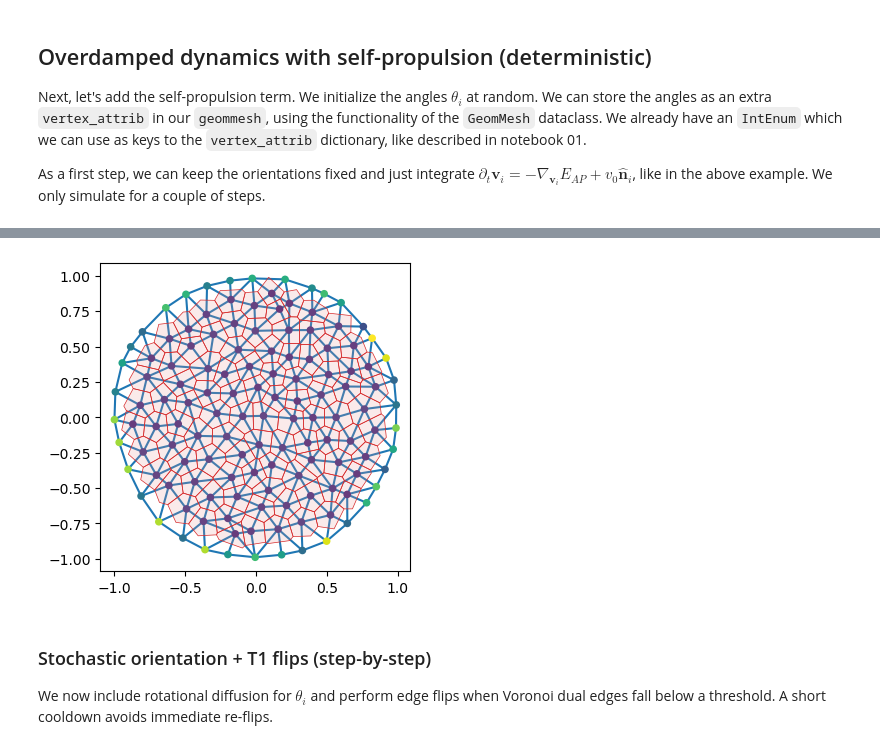
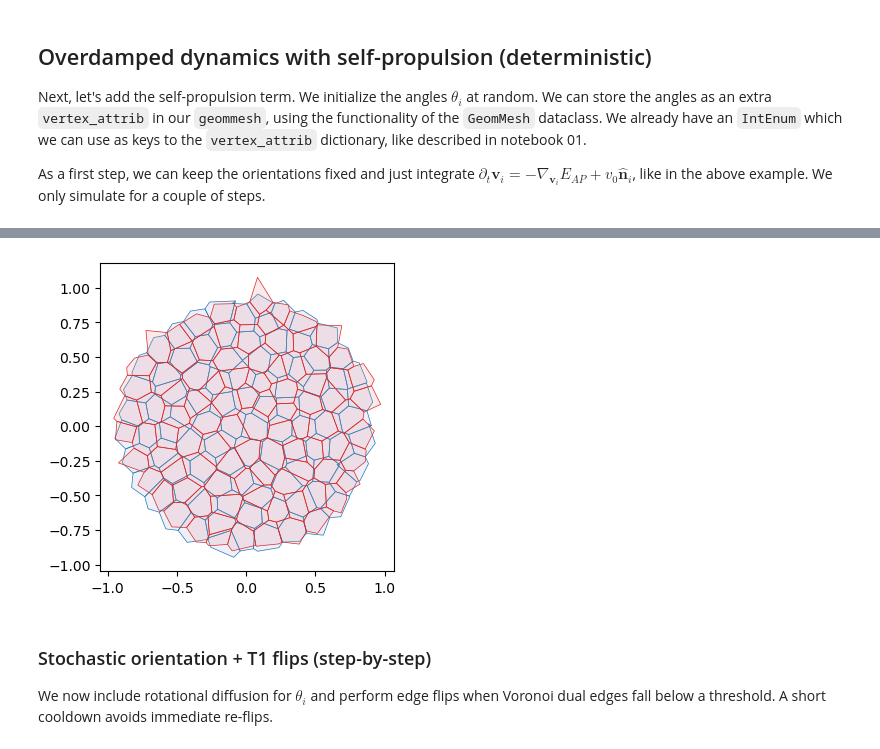
Before and after one commit to nikolas-claussen/triangulax, a Jupyter notebook: nbs/03_area_perimeter_model.ipynb, the cells around one changed output, grey strips where cells are left out. Drawn from its saved outputs; the diff is of its cells as text; code cells hidden in the pictures.

```diff
--- a/nbs/03_area_perimeter_model.ipynb
+++ b/nbs/03_area_perimeter_model.ipynb
@@ -153,7 +153,7 @@ def relax_energy_step(geommesh: GeomMesh, hemesh: HeMesh,
 
 # energy parameters
 a0 = a_mean
-s0 = 3.5
+s0 = 3
 p0 = s0*jnp.sqrt(a0)
 
 # relaxation parameters
@@ -200,7 +200,7 @@ jnp.abs(areas_relaxed - a0)[hemesh.is_bdry].mean(), jnp.abs(perim_relaxed - p0)[
 Next, let's allow T1s. To ensure we don't flip the same edge multiple times, let's use a cooldown period.
 # %%
 cooldown_steps = 5
-l_min_T1 = -0.01
+l_min_T1 = 0.0
 
 n_steps = 10000
 cooldown_counter = jnp.zeros(hemesh.n_hes)
@@ -248,3 +244,8 @@ losses, flip_count = return_arr.T
+# %%
+init = (geommesh, hemesh, cooldown_counter)
+(geommesh_relaxed, hemesh_relaxed, _), return_arr = jax.lax.scan(scan_fun, init, sim_steps)
+
+losses, flip_count = return_arr.T
 # %%
 fig = plt.figure(figsize=(4, 3))
 plt.plot(losses[::int(n_steps/1000)])
@@ -413,8 +414,8 @@ term_sp = diffrax.ODETerm(ap_selfprop_vector_field)
 solver_sp = diffrax.Tsit5()
 
 dt_sp = 0.02
-n_steps_sp = 20 # begins to fail at 24. degenerate triang at 21
-v0_sp = 0.05
+n_steps_sp = 300 # begins to fail at 24. degenerate triang at 21
+v0_sp = 0.01
 step_times_sp = dt_sp * jnp.arange(n_steps_sp + 1)
 
 cooldown_steps = 5
@@ -535,30 +471,28 @@ plt.hist(corner_areas[~hemesh_final.is_bdry_he], bins=100); # outliers; likely f
 # %%
 geommesh_sp = msh.set_voronoi_face_positions(geommesh_sp, hemesh)
 geommesh_final = msh.set_voronoi_face_positions(geommesh_final, hemesh_final)
 
 fig, ax = plt.subplots(figsize=(4, 4))
 
-#plt.triplot(*geommesh_sp.vertices.T, hemesh.faces)
+# plt.triplot(*geommesh_sp.vertices.T, hemesh.faces)
+# areas = get_cell_area(geommesh_final, hemesh_final)
+# plt.triplot(*geommesh_final.vertices.T, hemesh_final.faces)
+# plt.scatter(*geommesh_final.vertices.T, c=areas, cmap="viridis", s=20, vmin=0)
 
 
-
-plt.triplot(*geommesh_final.vertices.T, hemesh_final.faces)
-plt.scatter(*geommesh_final.vertices.T, c=areas, cmap="viridis", s=20, vmin=0)
-
-
-#ax.add_collection(msh.cellplot(hemesh, geommesh_sp.face_positions,
-#                               cell_colors=np.array([0.7, 0.7, 0.9, 0.2]),
-#                               mpl_polygon_kwargs={"lw": 0.5, "ec": "tab:blue"}))
+ax.add_collection(msh.cellplot(hemesh, geommesh_sp.face_positions,
+                               cell_colors=np.array([0.7, 0.7, 0.9, 0.2]),
+                               mpl_polygon_kwargs={"lw": 0.5, "ec": "tab:blue"}))
 ax.add_collection(msh.cellplot(hemesh_final, geommesh_final.face_positions,
                                cell_colors=np.array([0.9, 0.6, 0.6, 0.2]),
                                mpl_polygon_kwargs={"lw": 0.5, "ec": "tab:red"}))
 
 
 
 ax.set_aspect("equal")
 ax.autoscale_view();
 # %% [output]
-[figure, old version]
+[figure, new version]
 # %% [markdown]
 ### Stochastic orientation + T1 flips (step-by-step)
 We now include rotational diffusion for $\theta_i$ and perform edge flips when Voronoi dual edges fall below a threshold. A short cooldown avoids immediate re-flips.
```
Also changed, not shown: parts of 20 cells of this notebook, 3 other files.
